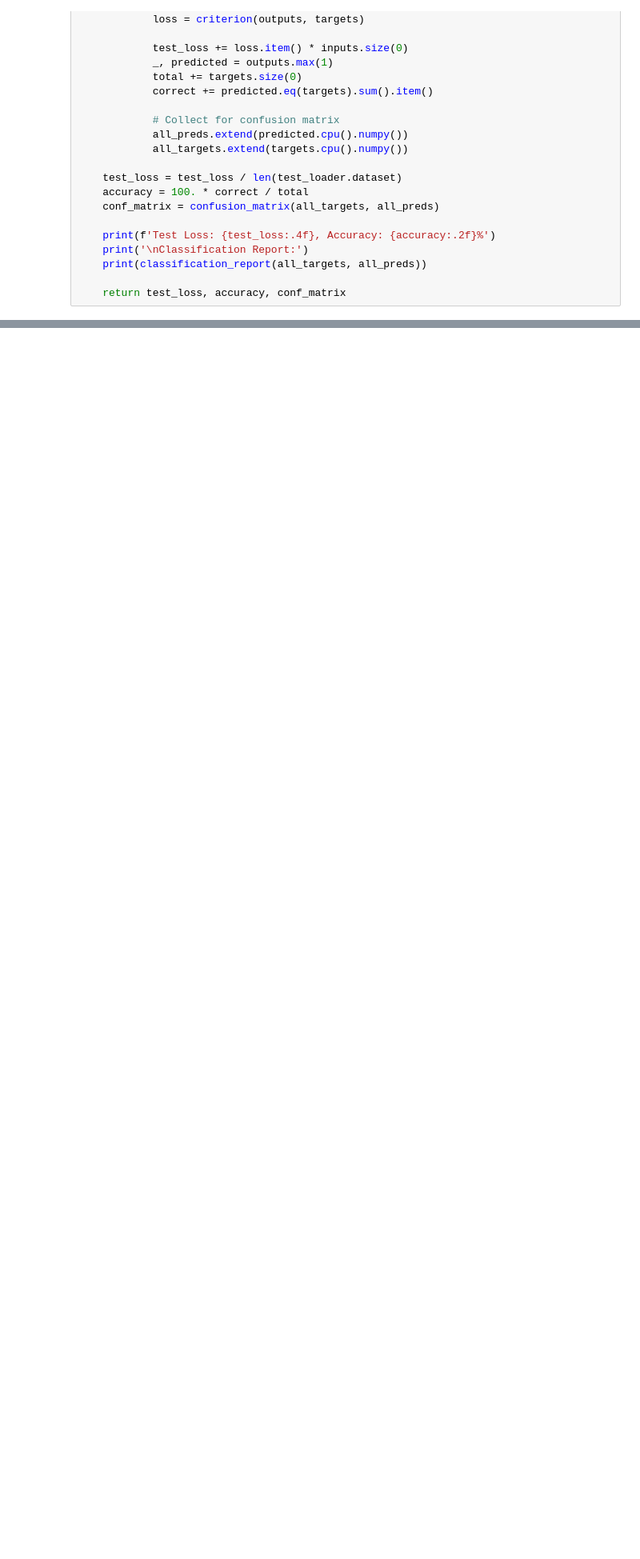
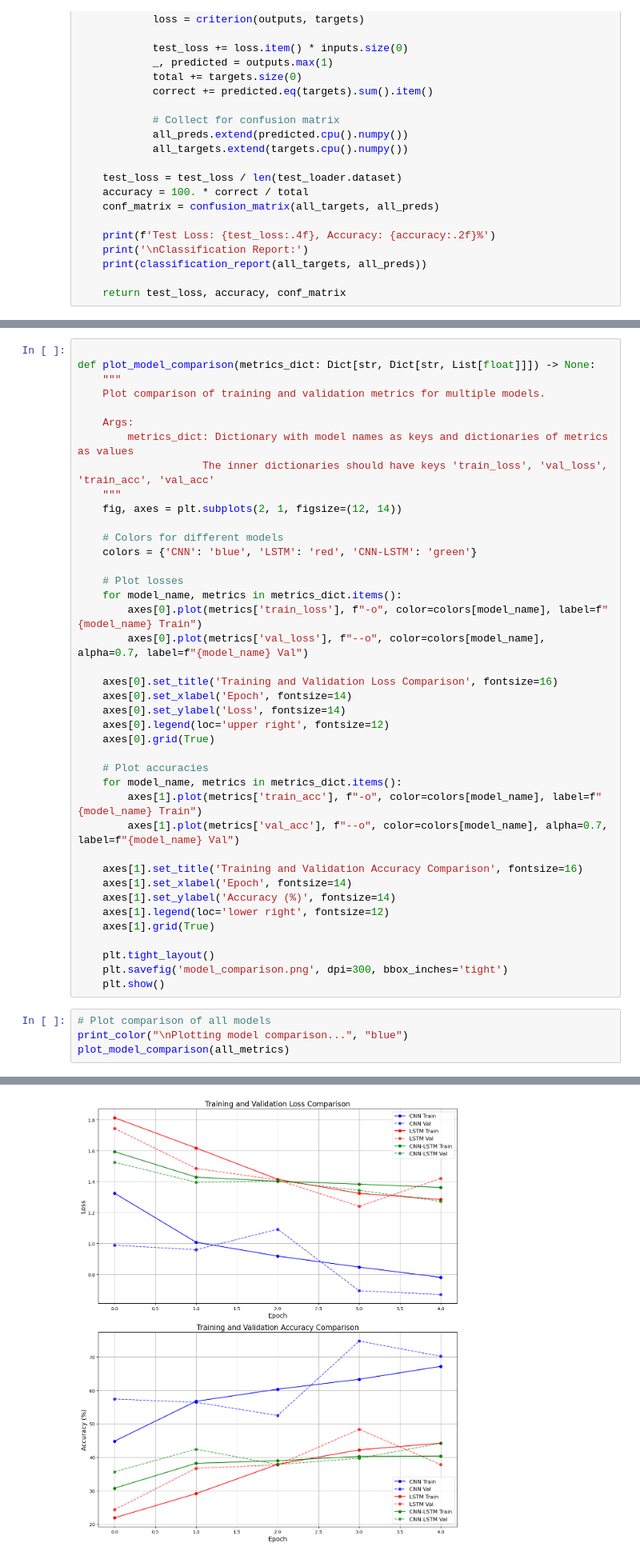
Before and after one commit to alaeeddinehajji/scu-graduation-2025, a Jupyter notebook: 3_eeg_training.ipynb, the cells around one changed output, grey strips where cells are left out. Shown at 80% size. Saved outputs shown, nothing was run; the diff lists cells and outputs as text; blank space fills up the shorter version.

```diff
--- a/3_eeg_training.ipynb
+++ b/3_eeg_training.ipynb
@@ -577,0 +634,45 @@ plot_confusion_matrix(cnn_lstm_conf_matrix)
+# %%
+
+def plot_model_comparison(metrics_dict: Dict[str, Dict[str, List[float]]]) -> None:
+    """
+    Plot comparison of training and validation metrics for multiple models.
+
+    Args:
+        metrics_dict: Dictionary with model names as keys and dictionaries of metrics as values
+                    The inner dictionaries should have keys 'train_loss', 'val_loss', 'train_acc', 'val_acc'
+    """
+    fig, axes = plt.subplots(2, 1, figsize=(12, 14))
+
+    # Colors for different models
+    colors = {'CNN': 'blue', 'LSTM': 'red', 'CNN-LSTM': 'green'}
+
+    # Plot losses
+    for model_name, metrics in metrics_dict.items():
+        axes[0].plot(metrics['train_loss'], f"-o", color=colors[model_name], label=f"{model_name} Train")
+        axes[0].plot(metrics['val_loss'], f"--o", color=colors[model_name], alpha=0.7, label=f"{model_name} Val")
+
+    axes[0].set_title('Training and Validation Loss Comparison', fontsize=16)
+    axes[0].set_xlabel('Epoch', fontsize=14)
+    axes[0].set_ylabel('Loss', fontsize=14)
+    axes[0].legend(loc='upper right', fontsize=12)
+    axes[0].grid(True)
+
+    # Plot accuracies
+    for model_name, metrics in metrics_dict.items():
+        axes[1].plot(metrics['train_acc'], f"-o", color=colors[model_name], label=f"{model_name} Train")
+        axes[1].plot(metrics['val_acc'], f"--o", color=colors[model_name], alpha=0.7, label=f"{model_name} Val")
+
+    axes[1].set_title('Training and Validation Accuracy Comparison', fontsize=16)
+    axes[1].set_xlabel('Epoch', fontsize=14)
+    axes[1].set_ylabel('Accuracy (%)', fontsize=14)
+    axes[1].legend(loc='lower right', fontsize=12)
+    axes[1].grid(True)
+
+    plt.tight_layout()
+    plt.savefig('model_comparison.png', dpi=300, bbox_inches='tight')
+    plt.show()
+# %%
+# Plot comparison of all models
+print_color("\nPlotting model comparison...", "blue")
+plot_model_comparison(all_metrics)
+# %% [output]
@@ -577,0 +680 @@ plot_confusion_matrix(cnn_lstm_conf_matrix)
+[figure, added]
```
Also changed, not shown: parts of 14 cells of this notebook, 8 other files.
